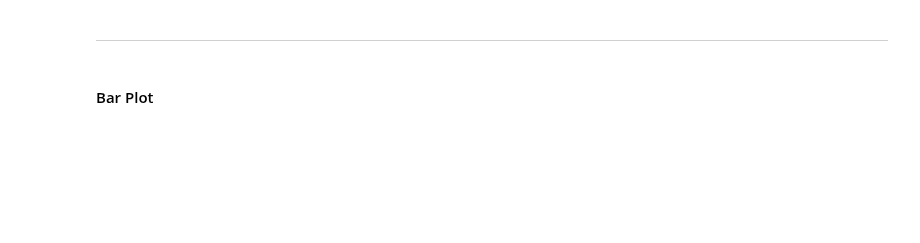
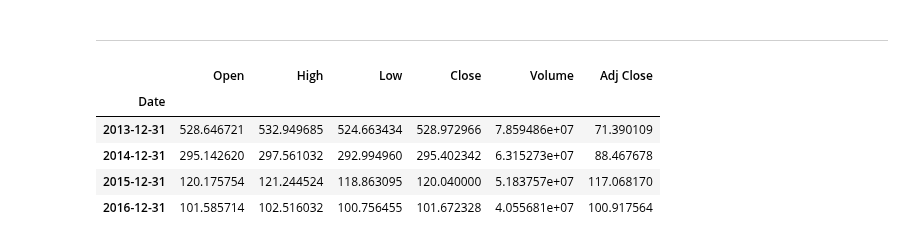
Before and after one commit to CFerraren/Python-Matplotlib, a Jupyter notebook: 1.2_Bar Plot.ipynb, the cells around one changed output. Cells and saved outputs as stored; diff of their text form; code cells hidden in the pictures; blank space fills up the shorter version.

```diff
--- a/1.2_Bar Plot.ipynb
+++ b/1.2_Bar Plot.ipynb
@@ -115,5 +140,14 @@ dfq
 # %% [markdown]
 ---
-# %% [markdown]
-#### Bar Plot
+# %%
+
+dfy = aapl.resample('A-DEC').mean()
+dfy
+# %% [output]
+|  | Open | High | Low | Close | Volume | Adj Close |
+| Date |  |  |  |  |  |  |
+| 2013-12-31 | 528.646721 | 532.949685 | 524.663434 | 528.972966 | 7.859486e+07 | 71.390109 |
+| 2014-12-31 | 295.142620 | 297.561032 | 292.994960 | 295.402342 | 6.315273e+07 | 88.467678 |
+| 2015-12-31 | 120.175754 | 121.244524 | 118.863095 | 120.040000 | 5.183757e+07 | 117.068170 |
+| 2016-12-31 | 101.585714 | 102.516032 | 100.756455 | 101.672328 | 4.055681e+07 | 100.917564 |
 # %%
```
Also changed, not shown: parts of 9 cells of this notebook, 1 other file.
